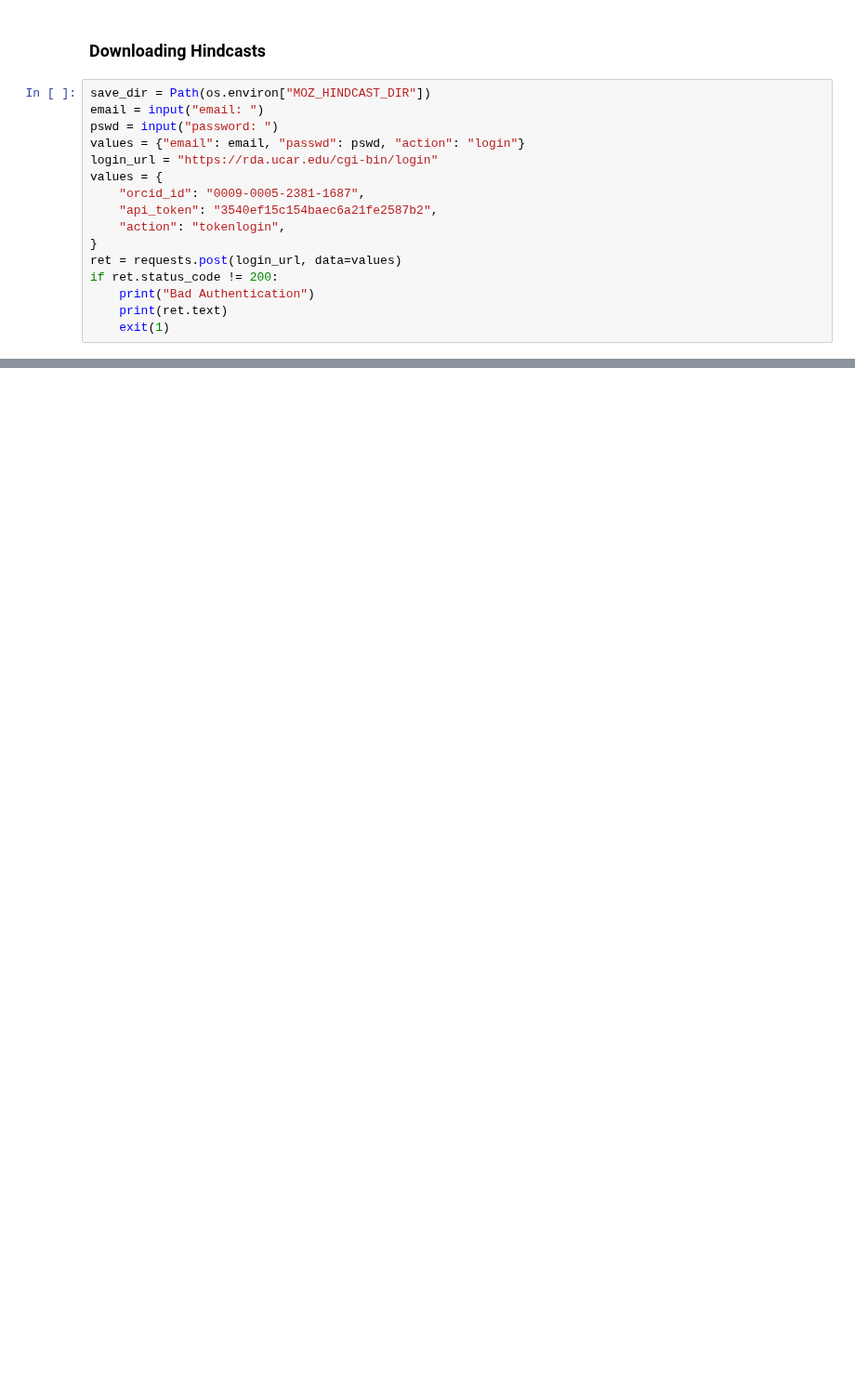
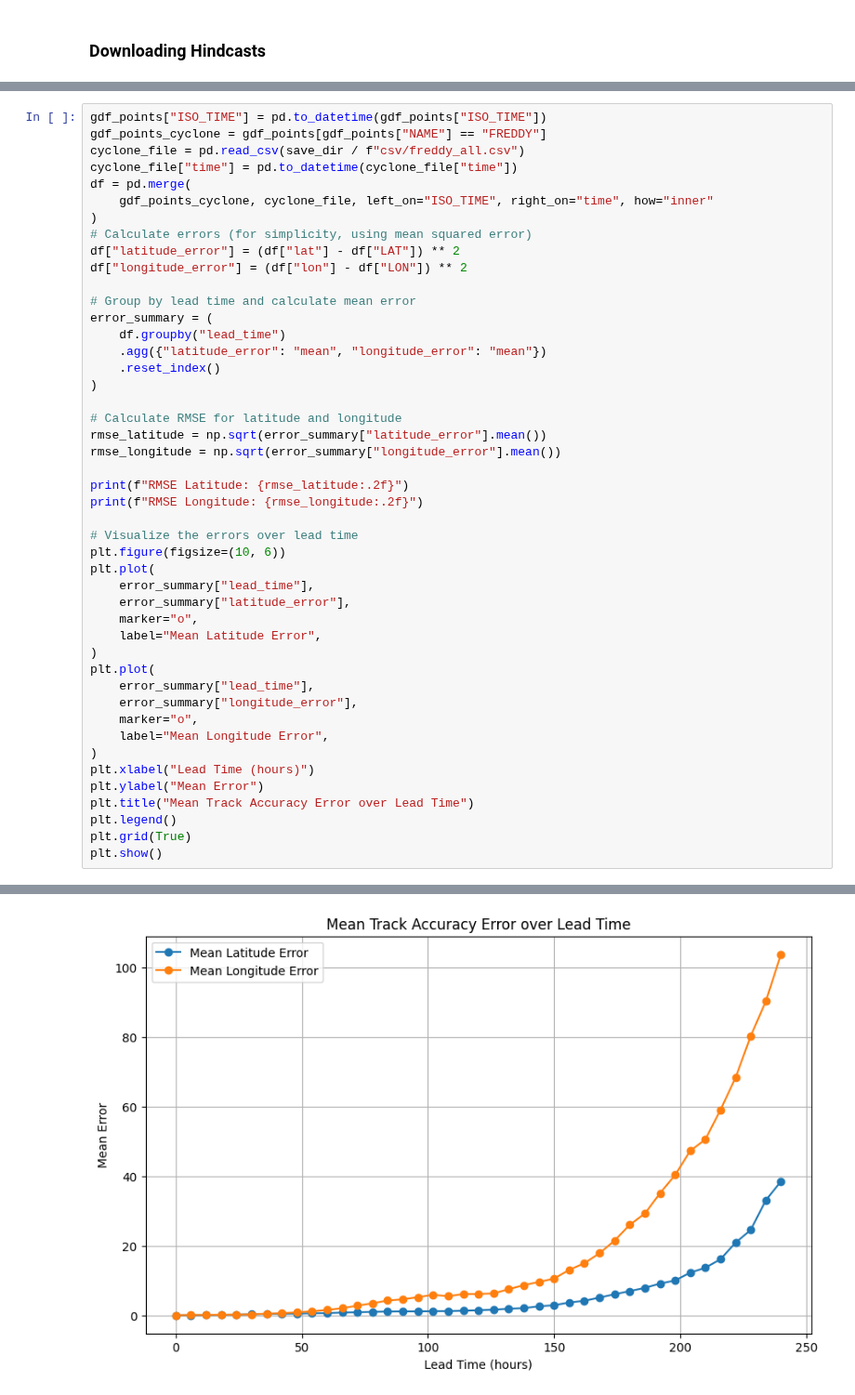
Before and after one commit to OCHA-DAP/ds-aa-moz-cyclones, a Jupyter notebook: analysis/02_ecmwf_leadtime.ipynb, the cells around one changed output, grey strips where cells are left out. Shown at 93% size. Cells and saved outputs as stored; diff of their text form; blank space fills up the shorter version.

Commit message:
adding analysis by lead time

```diff
--- a/analysis/02_ecmwf_leadtime.ipynb
+++ b/analysis/02_ecmwf_leadtime.ipynb
@@ -20,18 +86,2 @@ The jupyter_black extension is already loaded. To reload it, use:
 # %% [markdown]
 ### Downloading Hindcasts
-# %%
-save_dir = Path(os.environ["MOZ_HINDCAST_DIR"])
-email = input("email: ")
-pswd = input("password: ")
-values = {"email": email, "passwd": pswd, "action": "login"}
-login_url = "https://rda.ucar.edu/cgi-bin/login"
-values = {
-    "orcid_id": "0009-0005-2381-1687",
-    "api_token": "3540ef15c154baec6a21fe2587b2",
-    "action": "tokenlogin",
-}
-ret = requests.post(login_url, data=values)
-if ret.status_code != 200:
-    print("Bad Authentication")
-    print(ret.text)
-    exit(1)
@@ -75,0 +188,47 @@ FileNotFoundError: [Errno 2] No such file or directory: 'G:\\Shared drives\\Pred
+# %%
+gdf_points["ISO_TIME"] = pd.to_datetime(gdf_points["ISO_TIME"])
+gdf_points_cyclone = gdf_points[gdf_points["NAME"] == "FREDDY"]
+cyclone_file = pd.read_csv(save_dir / f"csv/freddy_all.csv")
+cyclone_file["time"] = pd.to_datetime(cyclone_file["time"])
+df = pd.merge(
+    gdf_points_cyclone, cyclone_file, left_on="ISO_TIME", right_on="time", how="inner"
+)
+# Calculate errors (for simplicity, using mean squared error)
+df["latitude_error"] = (df["lat"] - df["LAT"]) ** 2
+df["longitude_error"] = (df["lon"] - df["LON"]) ** 2
+
+# Group by lead time and calculate mean error
+error_summary = (
+    df.groupby("lead_time")
+    .agg({"latitude_error": "mean", "longitude_error": "mean"})
+    .reset_index()
+)
+
+# Calculate RMSE for latitude and longitude
+rmse_latitude = np.sqrt(error_summary["latitude_error"].mean())
+rmse_longitude = np.sqrt(error_summary["longitude_error"].mean())
+
+print(f"RMSE Latitude: {rmse_latitude:.2f}")
+print(f"RMSE Longitude: {rmse_longitude:.2f}")
+
+# Visualize the errors over lead time
+plt.figure(figsize=(10, 6))
+plt.plot(
+    error_summary["lead_time"],
+    error_summary["latitude_error"],
+    marker="o",
+    label="Mean Latitude Error",
+)
+plt.plot(
+    error_summary["lead_time"],
+    error_summary["longitude_error"],
+    marker="o",
+    label="Mean Longitude Error",
+)
+plt.xlabel("Lead Time (hours)")
+plt.ylabel("Mean Error")
+plt.title("Mean Track Accuracy Error over Lead Time")
+plt.legend()
+plt.grid(True)
+plt.show()
+# %% [output]
@@ -75,0 +237 @@ FileNotFoundError: [Errno 2] No such file or directory: 'G:\\Shared drives\\Pred
+[figure, added]
```
Also changed, not shown: parts of 16 cells of this notebook.
